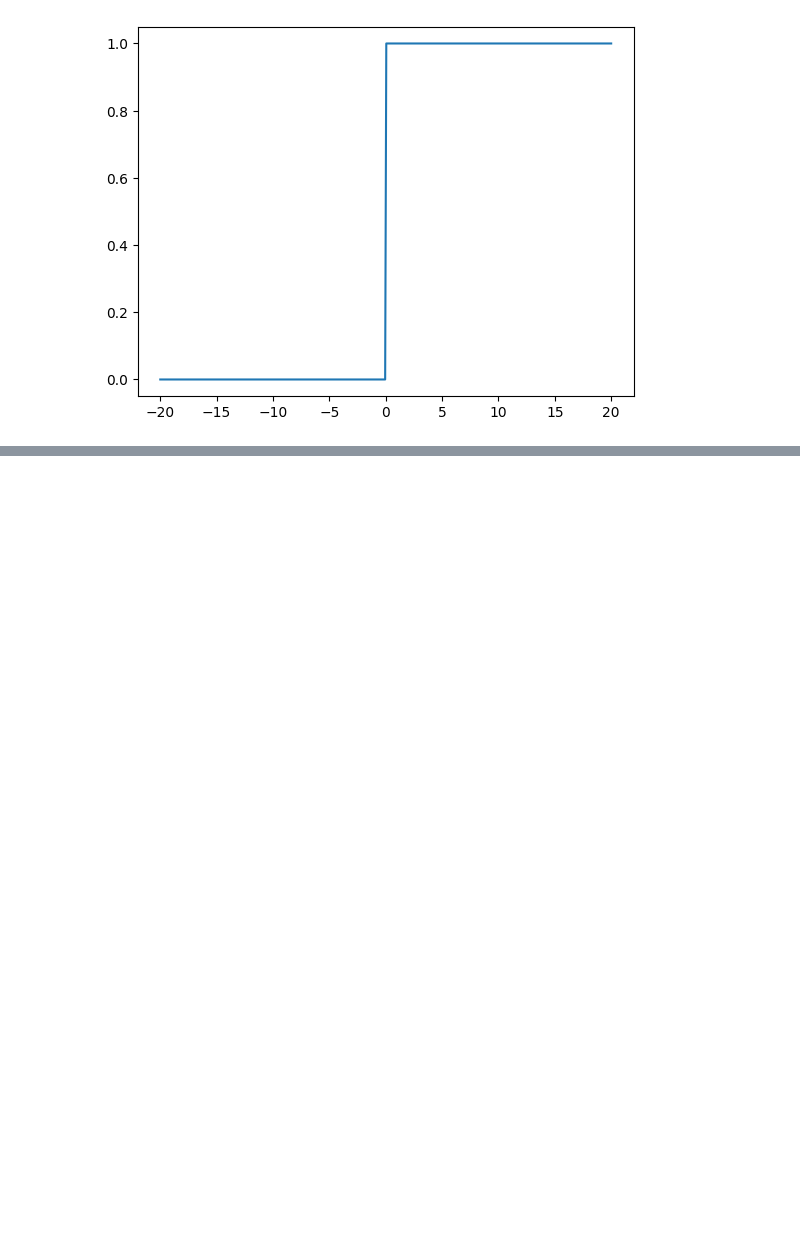
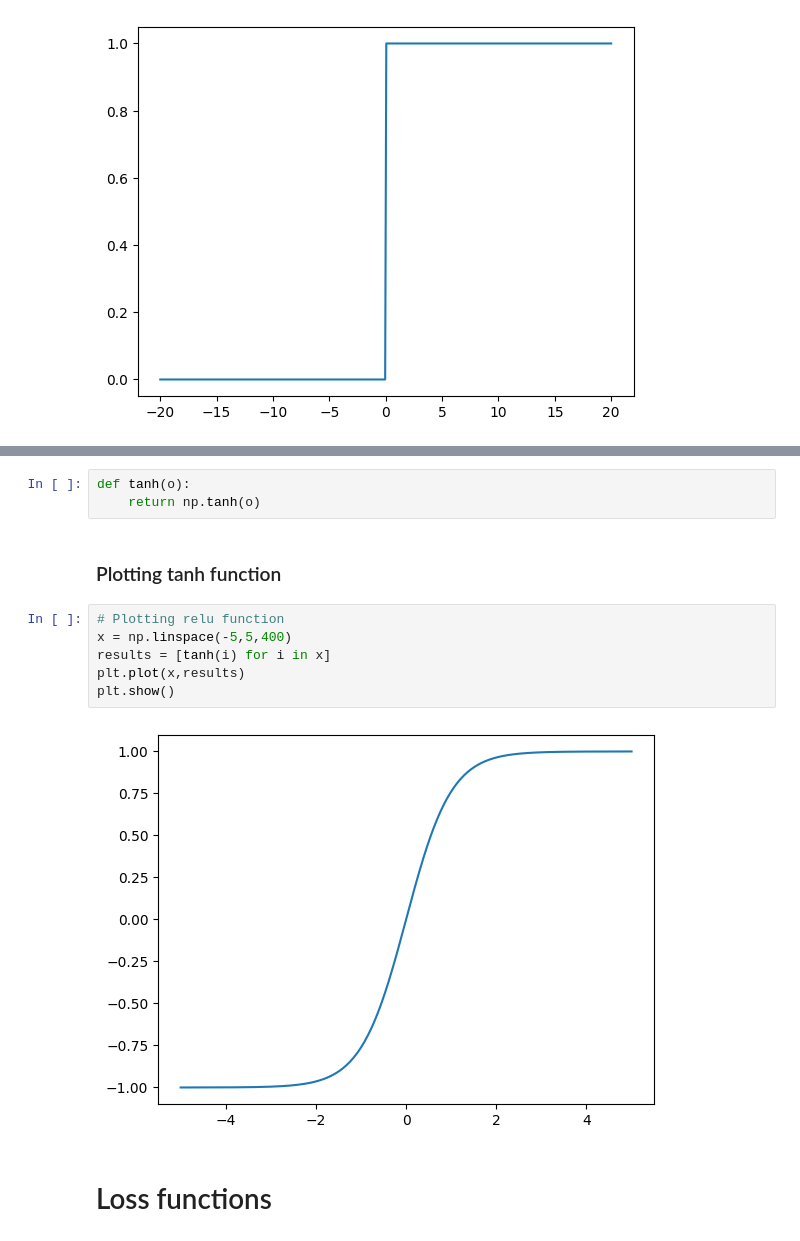
Before and after one commit to juank1400/learn-tensorflow, a Jupyter notebook: funciones.ipynb, the cells around one changed output, grey strips where cells are left out. Saved outputs shown, nothing was run; the diff lists cells and outputs as text; blank space fills up the shorter version.

```diff
--- a/funciones.ipynb
+++ b/funciones.ipynb
@@ -42,0 +65,15 @@ plt.show()
+# %%
+def tanh(o):
+    return np.tanh(o)
+# %% [markdown]
+### Plotting tanh function
+# %%
+# Plotting relu function
+x = np.linspace(-5,5,400)
+results = [tanh(i) for i in x]
+plt.plot(x,results)
+plt.show()
+# %% [output]
+[figure, added]
+# %% [markdown]
+# Loss functions
```
Also changed, not shown: parts of 10 cells of this notebook.
